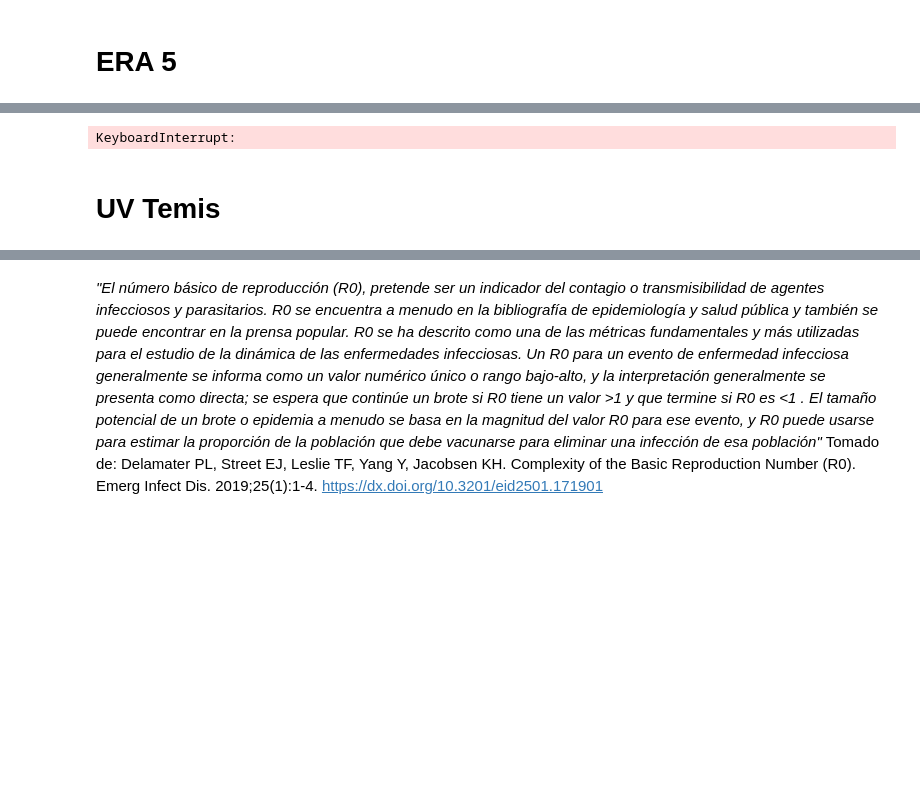
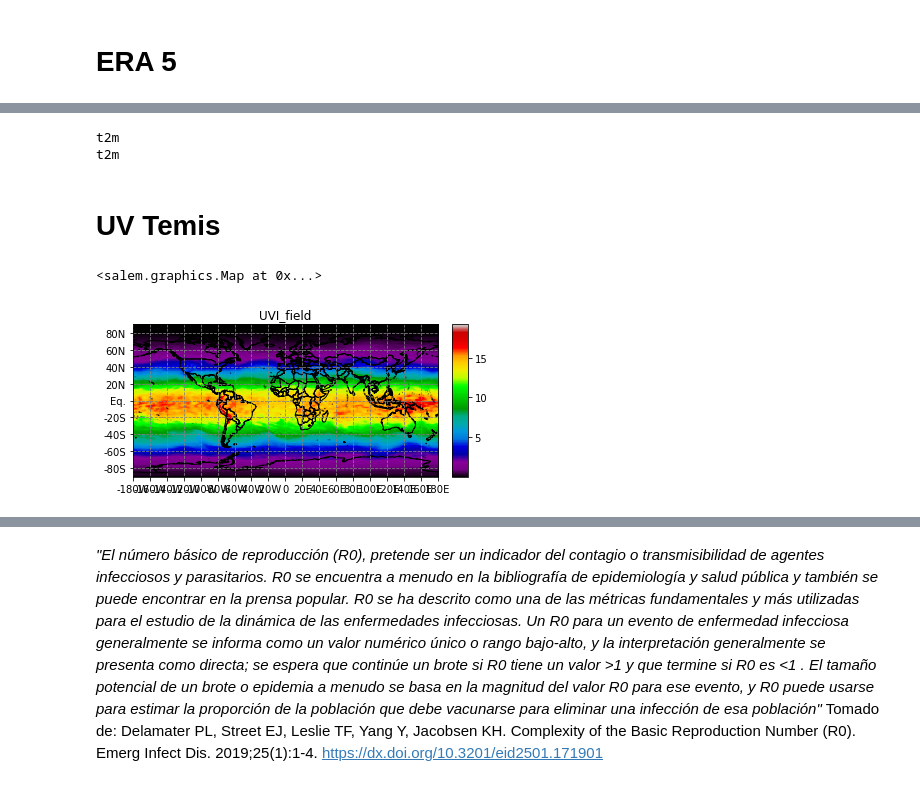
Before and after one commit to seospinale/COVID19-meteorologia, a Jupyter notebook: notebook/meteorological_variables.ipynb, the cells around one changed output, grey strips where cells are left out. Saved outputs shown, nothing was run; the diff lists cells and outputs as text; code cells hidden in the pictures; blank space fills up the shorter version.

```diff
--- a/notebook/meteorological_variables.ipynb
+++ b/notebook/meteorological_variables.ipynb
@@ -121,6 +121,15 @@ def prepare_IMERG_tiff(path):
     ds = xr.open_rasterio(path)
     ds = ds.rename({'x':'longitude', 'y':'latitude'})
     return ds
+
+def prepare_UVtermis(path):
+    ds = xr.open_dataset(path)
+    ds = ds.rename({'Latitudes':'latitude', 'Longitudes':'longitude'})
+    ds = ds.swap_dims({'fakeDim0':'latitude', 'fakeDim1':'longitude'})
+    ds = ds.set_coords(['longitude', 'latitude'])
+    ds.attrs['pyproj_srs'] = 'epsg:4326'
+    ds['UVI_field'] = ds.UVI_field * ds.UVI_scale_factor
+    return ds
 # %%
 shp_dir = '../src/data/vector/departamentos_colombia.shp'
 shp = salem.read_shapefile(shp_dir)
@@ -259,8 +264,10 @@ var = 'u10'
 # %%
+np.warnings.filterwarnings('ignore')
+
 for var, oper in zip(data_vars, operation):
     print(var)
     for date in dates.unique():
-        print(date)
+#         print(date)
         for id_municipio in nombres_mascara.index:
 
             if var != 'uv':
@@ -283,6 +290,7 @@ for var, oper in zip(data_vars, operation):
 
             data_meteo[var + '_' + oper.replace('nan', '')].loc[pd.to_datetime(str(date)), nombres_mascara[id_municipio]] = mean
 # %% [output]
-KeyboardInterrupt:
+t2m
+t2m
 # %% [markdown]
 # UV Temis
@@ -292,0 +297,7 @@ import urllib
+# %%
+ds = prepare_UVtermis(path)
+# %%
+ds.UVI_field.salem.quick_map(cmap = plt.cm.nipy_spectral)
+# %% [output]
+<salem.graphics.Map at 0x...>
+[figure, added]
```
Also changed, not shown: parts of 21 cells of this notebook, 3 other files.
